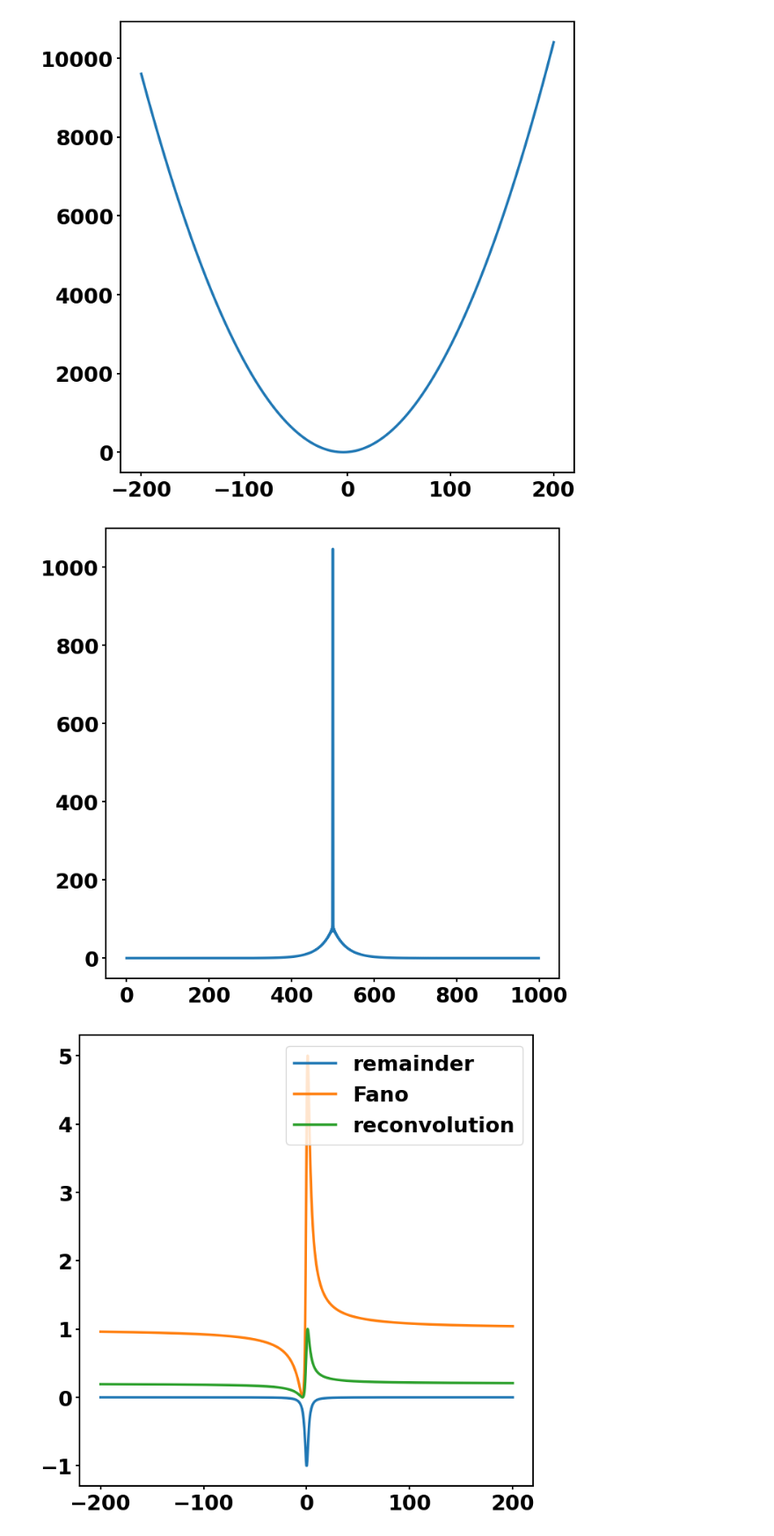
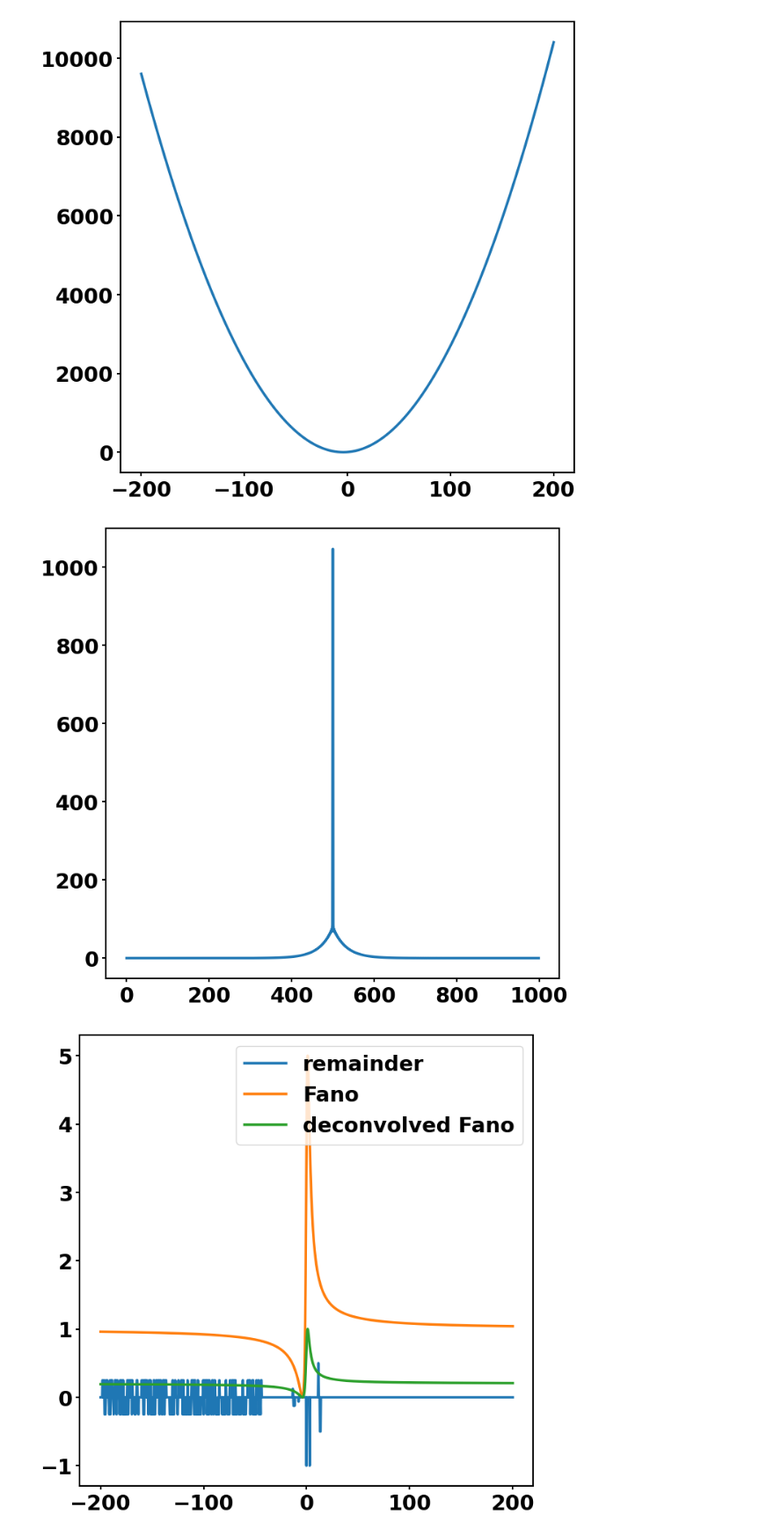
Before and after one commit to rzumbrunn/PCV_project, a Jupyter notebook: task1/task1_1.ipynb, the cells around one changed output. Shown: that part at 88% size. Drawn from its saved outputs; the diff is of its cells as text; code cells hidden in the pictures.

```diff
--- a/task1/task1_1.ipynb
+++ b/task1/task1_1.ipynb
@@ -151,28 +151,26 @@ plt.plot(x, sigma_two(x)/lorentz)
 # %%
 from scipy.signal import deconvolve
 from scipy.signal import convolve
 # calculate fft of fano
 fano_fft = np.fft.fft(sigma_two(x))
 #reorder frequencies
 fano_fft = np.fft.fftshift(fano_fft)
 # get axis
 
 
 plt.plot(np.abs(fano_fft))
 
 plt.show()
 
 # deconvolve
 
-fano_deconv, remainder = deconvolve(sigma_two(x), lorentz)
+fano_deconv, remainder = deconvolve(sigma_two(x), lorentz[250::750])
 plt.plot(x, remainder/np.max(np.abs(remainder)), label='remainder')
 plt.plot(x, sigma_two(x), label='Fano')
-# reconvolve
-reconv = convolve(fano_deconv, lorentz)+remainder
-plt.plot(x, reconv/np.max(reconv), label='reconvolution')
+plt.plot(x, fano_deconv/np.max(fano_deconv), label='deconvolved Fano')
 
 plt.legend()
 plt.show()
 # %% [output]
 [figure]
-[figure, old version]
+[figure, new version]
```
Also changed, not shown: 3 other files.
